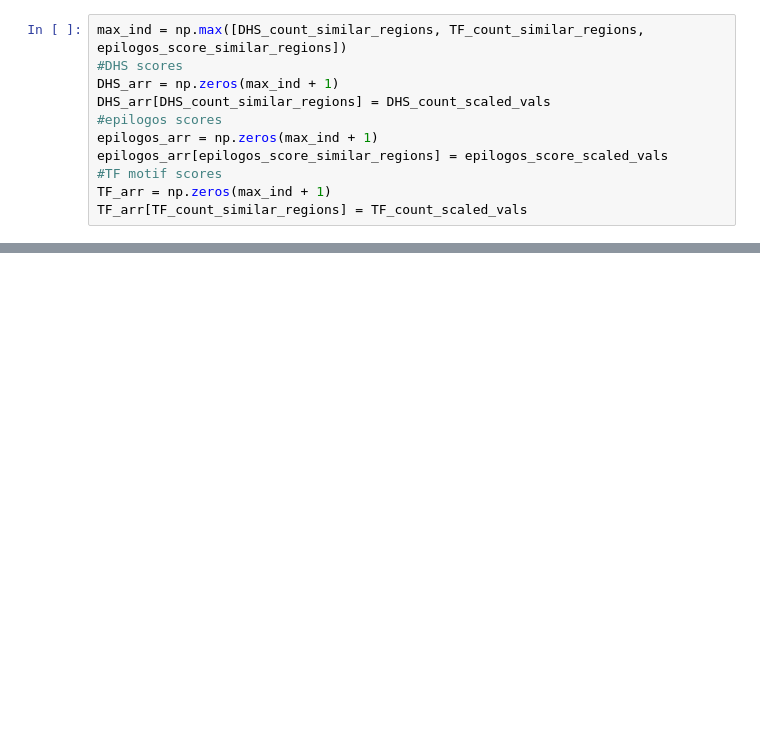
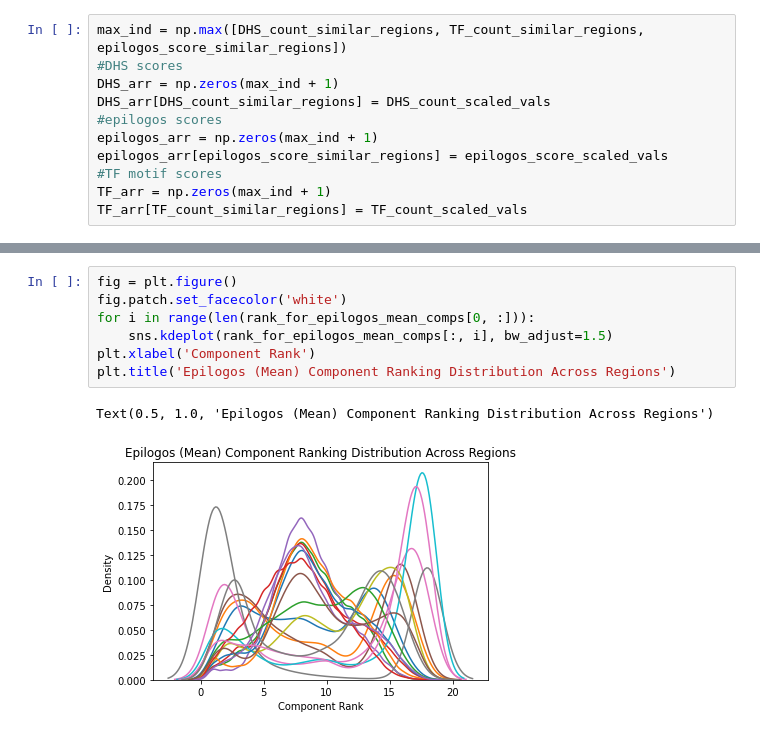
Before and after one commit to meuleman/gilbertAPI, a Jupyter notebook: externalresources/code/pipeline/pipeline_analysis.ipynb, the cells around one changed output, grey strips where cells are left out. Cells and saved outputs as stored; diff of their text form; blank space fills up the shorter version.

```diff
--- a/externalresources/code/pipeline/pipeline_analysis.ipynb
+++ b/externalresources/code/pipeline/pipeline_analysis.ipynb
@@ -273,0 +996,10 @@ Comparing OOE Values Between ROI (44127) and Rank 99 Similar Region (34210)
+# %%
+fig = plt.figure()
+fig.patch.set_facecolor('white')
+for i in range(len(rank_for_epilogos_mean_comps[0, :])):
+    sns.kdeplot(rank_for_epilogos_mean_comps[:, i], bw_adjust=1.5)
+plt.xlabel('Component Rank')
+plt.title('Epilogos (Mean) Component Ranking Distribution Across Regions')
+# %% [output]
+Text(0.5, 1.0, 'Epilogos (Mean) Component Ranking Distribution Across Regions')
+[figure, added]
```
Also changed, not shown: parts of 46 cells of this notebook.
